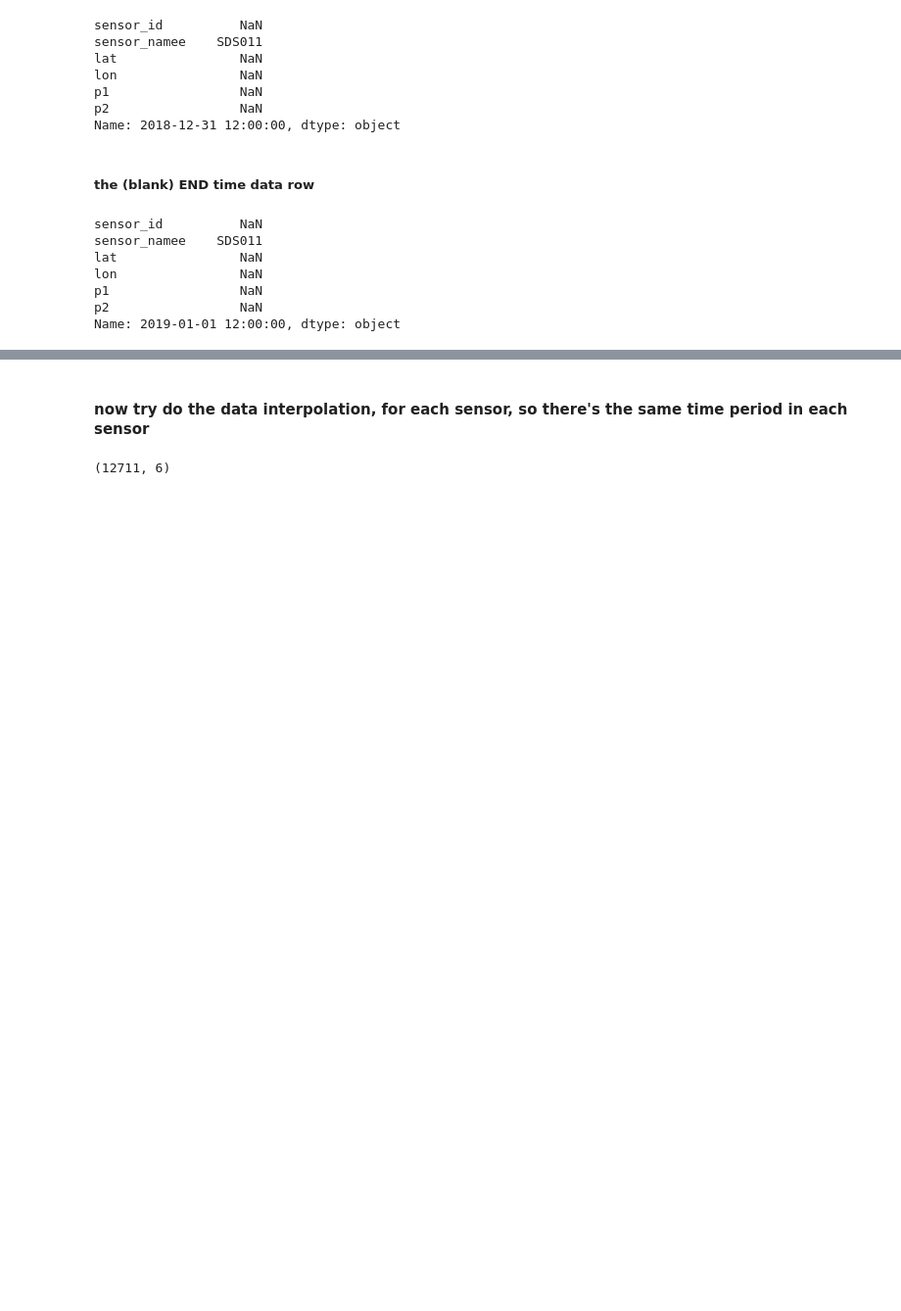
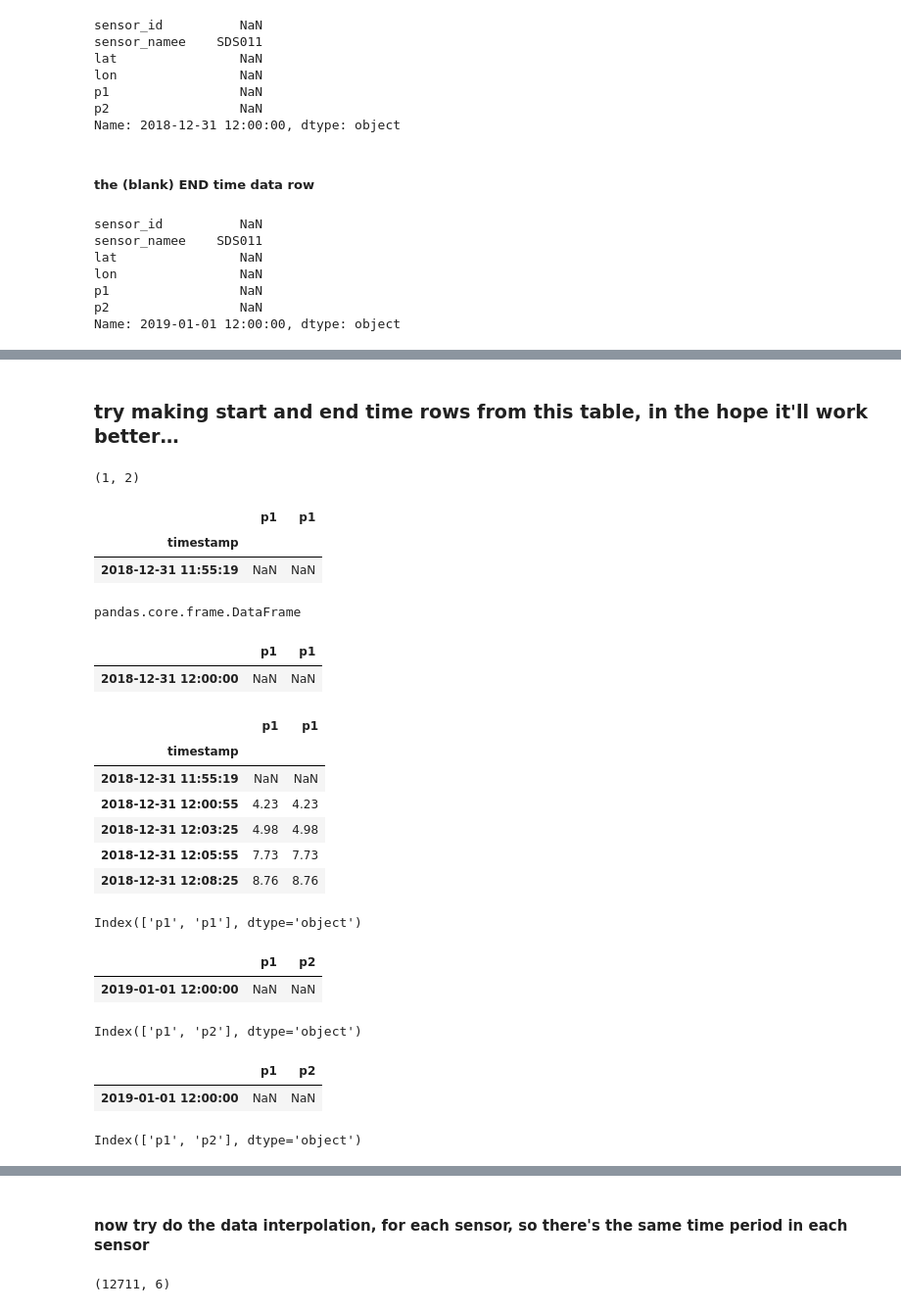
Before and after one commit to miskaknapek/dustmin_to_csv__various_code, a Jupyter notebook: make_tabular_csv_data_from_luftdaten_data___TRY_5__using__PD_RESAMPLE__WITH_REAL_TEST_DATA_02.ipynb, the cells around one changed output, grey strips where cells are left out. Shown at 98% size. Cells and saved outputs as stored; diff of their text form; code cells hidden in the pictures; blank space fills up the shorter version.

```diff
--- a/make_tabular_csv_data_from_luftdaten_data___TRY_5__using__PD_RESAMPLE__WITH_REAL_TEST_DATA_02.ipynb
+++ b/make_tabular_csv_data_from_luftdaten_data___TRY_5__using__PD_RESAMPLE__WITH_REAL_TEST_DATA_02.ipynb
@@ -404,0 +465,2 @@ Name: 2019-01-01 12:00:00, dtype: object
+# %% [markdown]
+### try making start and end time rows from this table, in the hope it'll work better…
@@ -404,0 +469,14 @@ Name: 2019-01-01 12:00:00, dtype: object
+# %%
+blank_time_row.shape
+# %% [output]
+(1, 2)
+# %%
+blank_time_row
+# %% [output]
+|  | p1 | p1 |
+| timestamp |  |  |
+| 2018-12-31 11:55:19 | NaN | NaN |
+# %%
+type( blank_time_row )
+# %% [output]
+pandas.core.frame.DataFrame
@@ -404,0 +485,37 @@ Name: 2019-01-01 12:00:00, dtype: object
+# %%
+blank_time_row
+# %% [output]
+|  | p1 | p1 |
+| 2018-12-31 12:00:00 | NaN | NaN |
+# %%
+given_sensors_data_MINIMAL.head()
+# %% [output]
+|  | p1 | p1 |
+| timestamp |  |  |
+| 2018-12-31 11:55:19 | NaN | NaN |
+| 2018-12-31 12:00:55 | 4.23 | 4.23 |
+| 2018-12-31 12:03:25 | 4.98 | 4.98 |
+| 2018-12-31 12:05:55 | 7.73 | 7.73 |
+| 2018-12-31 12:08:25 | 8.76 | 8.76 |
+# %%
+given_sensors_data_MINIMAL.columns
+# %% [output]
+Index(['p1', 'p1'], dtype='object')
+# %%
+blank_mininmal_END_TIME_row # = blank_mininmal_END_TIME_row.set_index("timestamp")
+# %% [output]
+|  | p1 | p2 |
+| 2019-01-01 12:00:00 | NaN | NaN |
+# %%
+blank_mininmal_START_TIME_row.columns
+# %% [output]
+Index(['p1', 'p2'], dtype='object')
+# %%
+blank_mininmal_END_TIME_row
+# %% [output]
+|  | p1 | p2 |
+| 2019-01-01 12:00:00 | NaN | NaN |
+# %%
+blank_mininmal_END_TIME_row.columns
+# %% [output]
+Index(['p1', 'p2'], dtype='object')
```
Also changed, not shown: parts of 16 cells of this notebook, 1 other file.
